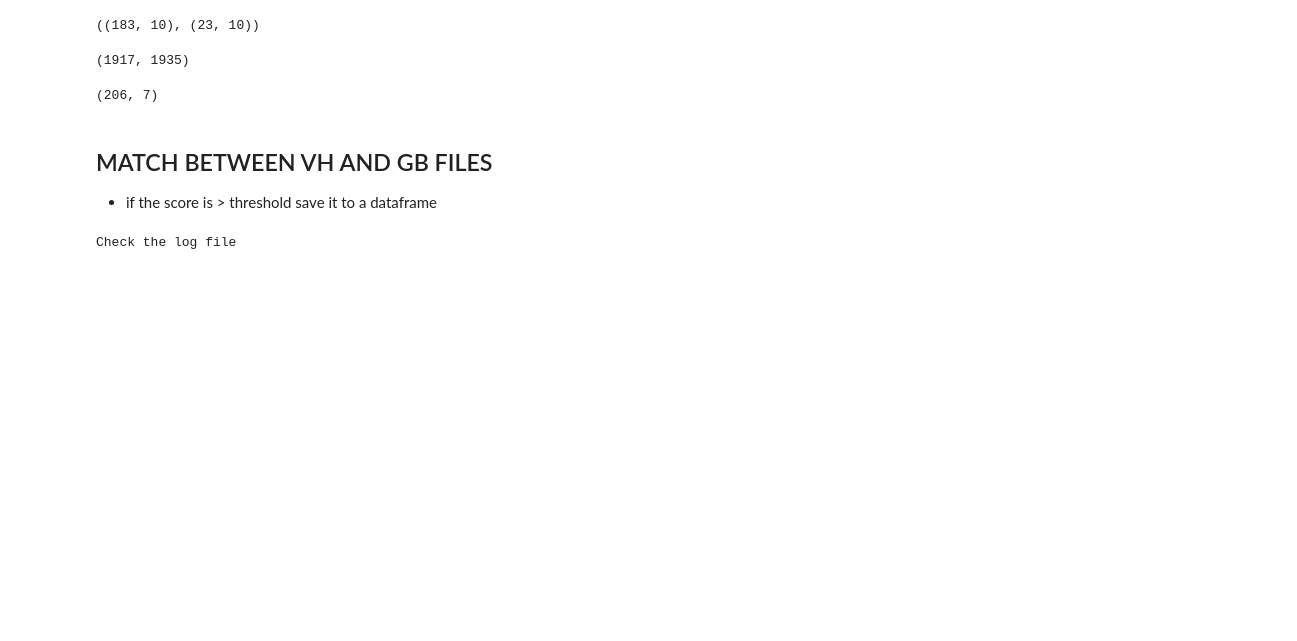
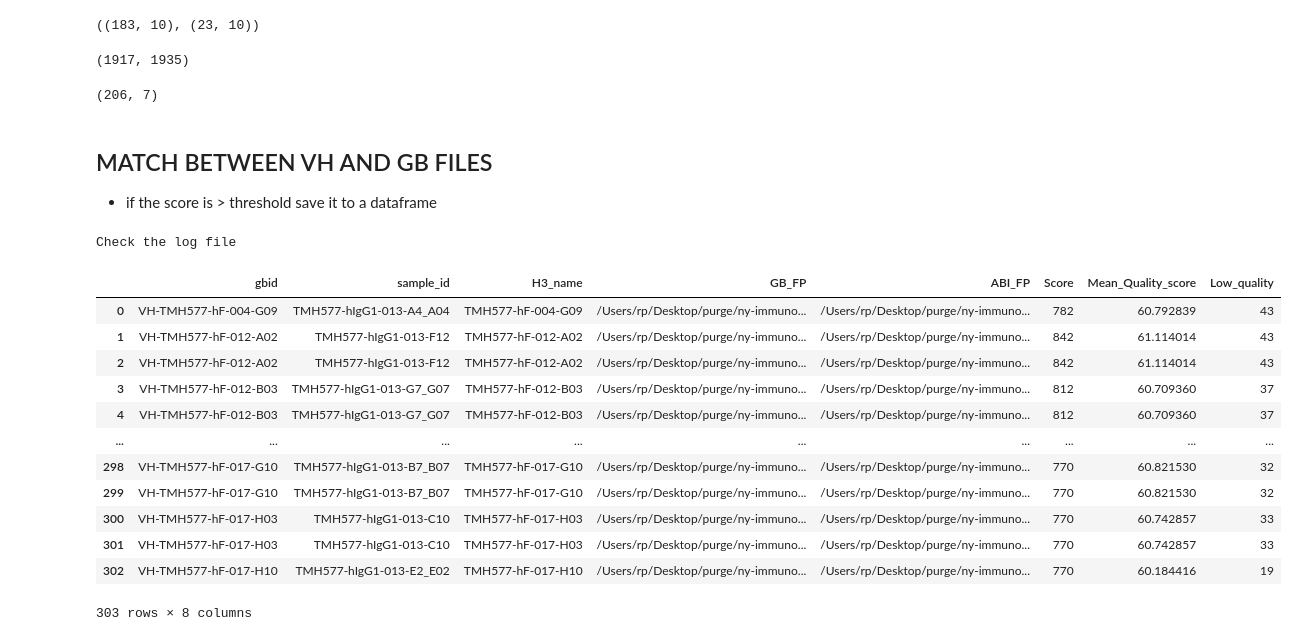
Before and after one commit to rosaak/ny-immuno-sanger, a Jupyter notebook: nbs2/run_with_new_data_RP_02.ipynb, the cells around one changed output. Drawn from its saved outputs; the diff is of its cells as text; code cells hidden in the pictures; blank space fills up the shorter version.

```diff
--- a/nbs2/run_with_new_data_RP_02.ipynb
+++ b/nbs2/run_with_new_data_RP_02.ipynb
@@ -369,3 +369,19 @@ else:
     print("Check the log file")
 # %% [output]
 Check the log file
+# %%
+vh_gb_abi_match_filtered
+# %% [output]
+|  | gbid | sample_id | H3_name | GB_FP | ABI_FP | Score | Mean_Quality_score | Low_quality |
+| 0 | VH-TMH577-hF-004-G09 | TMH577-hIgG1-013-A4_A04 | TMH577-hF-004-G09 | /Users/rp/Desktop/purge/ny-immuno... | /Users/rp/Desktop/purge/ny-immuno... | 782 | 60.792839 | 43 |
+| 1 | VH-TMH577-hF-012-A02 | TMH577-hIgG1-013-F12 | TMH577-hF-012-A02 | /Users/rp/Desktop/purge/ny-immuno... | /Users/rp/Desktop/purge/ny-immuno... | 842 | 61.114014 | 43 |
+| 2 | VH-TMH577-hF-012-A02 | TMH577-hIgG1-013-F12 | TMH577-hF-012-A02 | /Users/rp/Desktop/purge/ny-immuno... | /Users/rp/Desktop/purge/ny-immuno... | 842 | 61.114014 | 43 |
+| 3 | VH-TMH577-hF-012-B03 | TMH577-hIgG1-013-G7_G07 | TMH577-hF-012-B03 | /Users/rp/Desktop/purge/ny-immuno... | /Users/rp/Desktop/purge/ny-immuno... | 812 | 60.709360 | 37 |
+| 4 | VH-TMH577-hF-012-B03 | TMH577-hIgG1-013-G7_G07 | TMH577-hF-012-B03 | /Users/rp/Desktop/purge/ny-immuno... | /Users/rp/Desktop/purge/ny-immuno... | 812 | 60.709360 | 37 |
+| ... | ... | ... | ... | ... | ... | ... | ... | ... |
+| 298 | VH-TMH577-hF-017-G10 | TMH577-hIgG1-013-B7_B07 | TMH577-hF-017-G10 | /Users/rp/Desktop/purge/ny-immuno... | /Users/rp/Desktop/purge/ny-immuno... | 770 | 60.821530 | 32 |
+| 299 | VH-TMH577-hF-017-G10 | TMH577-hIgG1-013-B7_B07 | TMH577-hF-017-G10 | /Users/rp/Desktop/purge/ny-immuno... | /Users/rp/Desktop/purge/ny-immuno... | 770 | 60.821530 | 32 |
+| 300 | VH-TMH577-hF-017-H03 | TMH577-hIgG1-013-C10 | TMH577-hF-017-H03 | /Users/rp/Desktop/purge/ny-immuno... | /Users/rp/Desktop/purge/ny-immuno... | 770 | 60.742857 | 33 |
+| 301 | VH-TMH577-hF-017-H03 | TMH577-hIgG1-013-C10 | TMH577-hF-017-H03 | /Users/rp/Desktop/purge/ny-immuno... | /Users/rp/Desktop/purge/ny-immuno... | 770 | 60.742857 | 33 |
+| 302 | VH-TMH577-hF-017-H10 | TMH577-hIgG1-013-E2_E02 | TMH577-hF-017-H10 | /Users/rp/Desktop/purge/ny-immuno... | /Users/rp/Desktop/purge/ny-immuno... | 770 | 60.184416 | 19 |
+303 rows × 8 columns
```
